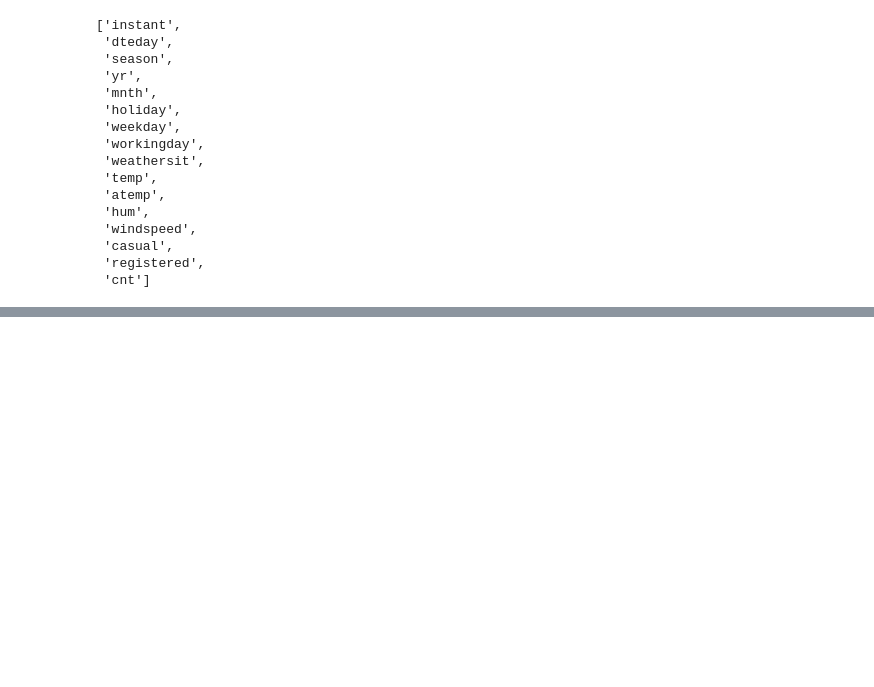
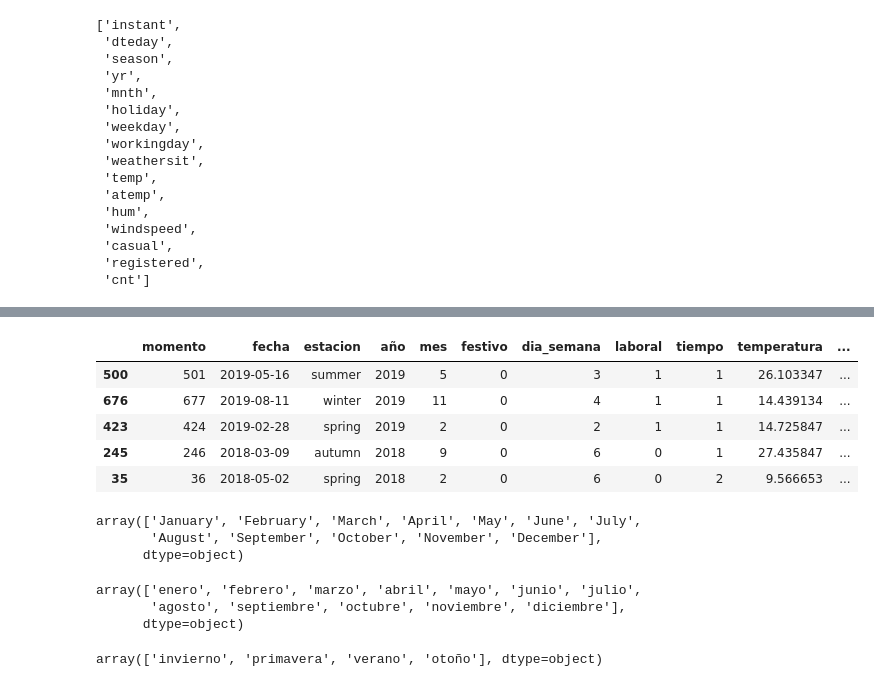
Before and after one commit to CrisSangrador/proyecto-alquiler-bicicletas, a Jupyter notebook: eda_bicis.ipynb, the cells around one changed output, grey strips where cells are left out. Cells and saved outputs as stored; diff of their text form; code cells hidden in the pictures; blank space fills up the shorter version.

```diff
--- a/eda_bicis.ipynb
+++ b/eda_bicis.ipynb
@@ -124,21 +120,21 @@ lista_columnas
 # %%
 #cambiamos el nombre de las columnas para que sea más comprensible.
 
-dicc_columnas = {'instant' : 'instant',
-                'dteday' : 'date',
-                'season' : 'season',
-                'yr' : 'year',
-                'mnth' : 'month',
-                'holiday' : 'holiday',
-                'weekday' : 'weekday',
-                'workingday' : 'working_day',
-                'weathersit' : 'weather',
-                'temp' : 'temperature',
-                'atemp' : 'feeling_temperature',
-                'hum' : 'humidity',
-                'windspeed' : 'wind_speed',
+dicc_columnas = {'instant' : 'momento',
+                'dteday' : 'fecha',
+                'season' : 'estacion',
+                'yr' : 'año',
+                'mnth' : 'mes',
+                'holiday' : 'festivo',
+                'weekday' : 'dia_semana',
+                'workingday' : 'laboral',
+                'weathersit' : 'tiempo',
+                'temp' : 'temperatura',
+                'atemp' : 'sensacion_termica',
+                'hum' : 'humedad',
+                'windspeed' : 'viento',
                 'casual' : 'casual',
-                'registered' : 'registered',
+                'registered' : 'registrado',
                 'cnt' : 'total'}
 
 df.rename(columns = dicc_columnas, inplace = True)
@@ -160,7 +156,7 @@ La columna weather tiene como valores únicos: 2, 1, 3.
 # %%
 # Cambiamos el formato de esta columna a datetime:
 
-df["date"] = df["date"].apply(pd.to_datetime)
+df["fecha"] = df["fecha"].apply(pd.to_datetime)
 # %%
 # Modificamos la columna de años ya que únicamente había 0 y 1.
 
@@ -167,0 +164,18 @@ df["year"]= df["date"].apply(lambda x: x.strftime("%Y"))
+# %%
+df.sample(5)
+# %% [output]
+|  | momento | fecha | estacion | año | mes | festivo | dia_semana | laboral | tiempo | temperatura | ... |
+| 500 | 501 | 2019-05-16 | summer | 2019 | 5 | 0 | 3 | 1 | 1 | 26.103347 | ... |
+| 676 | 677 | 2019-08-11 | winter | 2019 | 11 | 0 | 4 | 1 | 1 | 14.439134 | ... |
+| 423 | 424 | 2019-02-28 | spring | 2019 | 2 | 0 | 2 | 1 | 1 | 14.725847 | ... |
+| 245 | 246 | 2018-03-09 | autumn | 2018 | 9 | 0 | 6 | 0 | 1 | 27.435847 | ... |
+| 35 | 36 | 2018-05-02 | spring | 2018 | 2 | 0 | 6 | 0 | 2 | 9.566653 | ... |
+# %%
+# Nos hemos dado cuenta de que los meses de la columna "mes" no coinciden con los de "fecha". Por tanto, vamos a ajustarlos según el mes indicado fecha.
+
+df["mes"] = df["fecha"].dt.strftime("%B")
+df["mes"].unique()
+# %% [output]
+array(['January', 'February', 'March', 'April', 'May', 'June', 'July',
+       'August', 'September', 'October', 'November', 'December'],
+      dtype=object)
@@ -167,0 +188,6 @@ df["year"]= df["date"].apply(lambda x: x.strftime("%Y"))
+# %%
+df["mes"].unique()
+# %% [output]
+array(['enero', 'febrero', 'marzo', 'abril', 'mayo', 'junio', 'julio',
+       'agosto', 'septiembre', 'octubre', 'noviembre', 'diciembre'],
+      dtype=object)
@@ -167,0 +225,4 @@ df["year"]= df["date"].apply(lambda x: x.strftime("%Y"))
+# %%
+df["estacion"].unique()
+# %% [output]
+array(['invierno', 'primavera', 'verano', 'otoño'], dtype=object)
```
Also changed, not shown: parts of 24 cells of this notebook.
